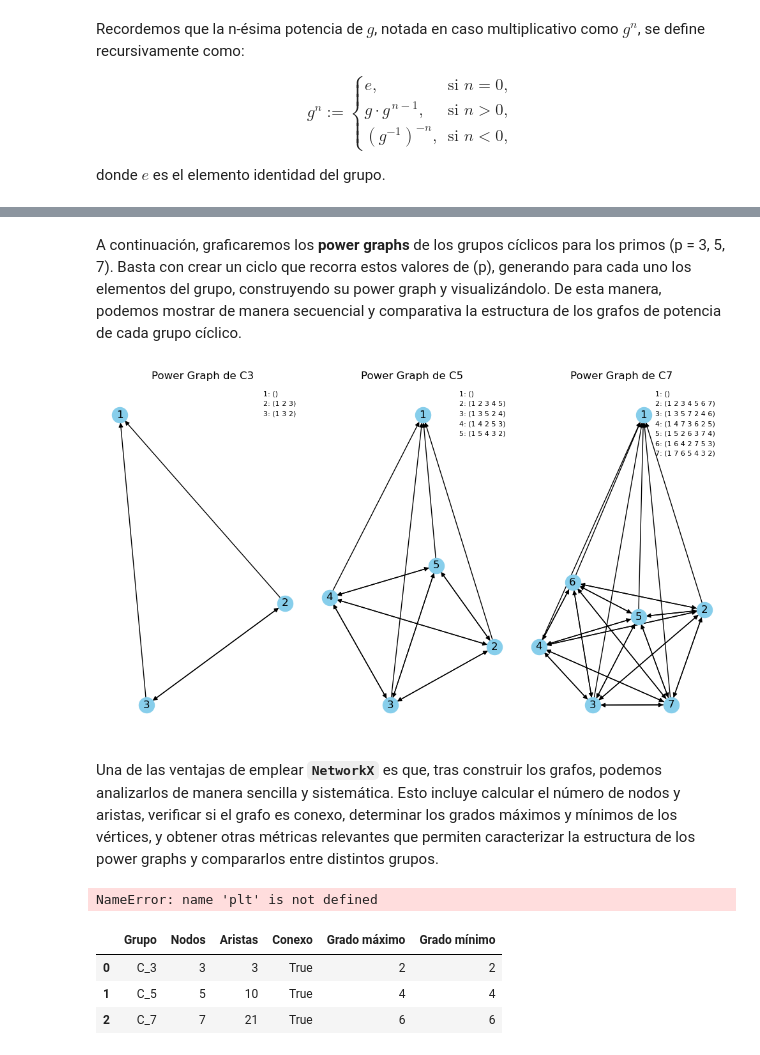
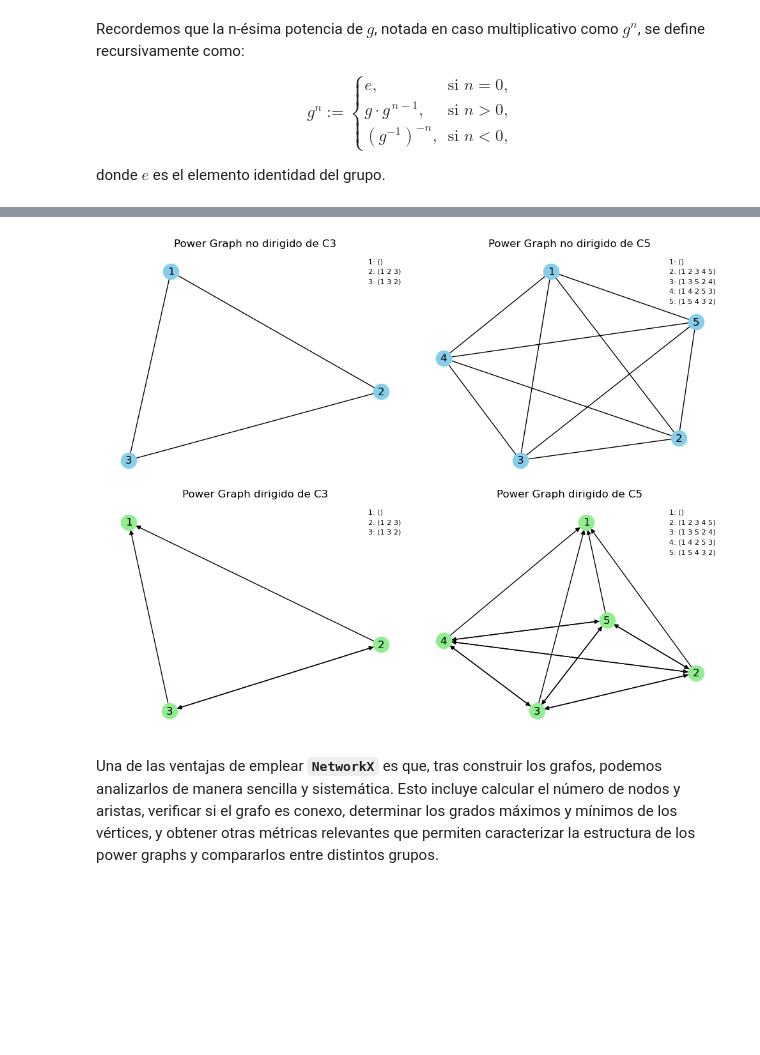
Before and after one commit to cjarango/GroupTheory, a Jupyter notebook: notebook/GroupsLab1.ipynb, the cells around one changed output, grey strips where cells are left out. Saved outputs shown, nothing was run; the diff lists cells and outputs as text; code cells hidden in the pictures; blank space fills up the shorter version.

```diff
--- a/notebook/GroupsLab1.ipynb
+++ b/notebook/GroupsLab1.ipynb
@@ -53,50 +152,27 @@ De esta manera, el **power graph** refleja directamente la relación algebraica
-# %% [markdown]
-A continuación, graficaremos los **power graphs** de los grupos cíclicos para los primos \(p = 3, 5, 7\). Basta con crear un ciclo que recorra estos valores de \(p\), generando para cada uno los elementos del grupo, construyendo su power graph y visualizándolo. De esta manera, podemos mostrar de manera secuencial y comparativa la estructura de los grafos de potencia de cada grupo cíclico.
 # %%
-orders = [3, 5, 7]
-fig, axes = plt.subplots(1, 3, figsize=(10, 6))
+orders = [3, 5]
+
+fig, axes = plt.subplots(2, 2, figsize=(10, 8))
+
+for idx, n in enumerate(orders):
+    G = CyclicGroup(n)
+    graph = PowerGraph(G, directed=False)
+    graph.draw(ax=axes[0, idx],
+               title=f"Power Graph no dirigido de C{n}",
+               node_color="skyblue",
+               node_size=300)
 
 for idx, n in enumerate(orders):
     G = CyclicGroup(n)
     graph = PowerGraph(G, directed=True)
-    graph.draw(ax=axes[idx],
-               title=f"Power Graph de C{n}",
-               node_color="skyblue",
+    graph.draw(ax=axes[1, idx],
+               title=f"Power Graph dirigido de C{n}",
+               node_color="lightgreen",
                node_size=300)
 
 plt.tight_layout()
 plt.show()
 # %% [output]
-[figure, old version]
+[figure, new version]
 # %% [markdown]
 Una de las ventajas de emplear **`NetworkX`** es que, tras construir los grafos, podemos analizarlos de manera sencilla y sistemática. Esto incluye calcular el número de nodos y aristas, verificar si el grafo es conexo, determinar los grados máximos y mínimos de los vértices, y obtener otras métricas relevantes que permiten caracterizar la estructura de los power graphs y compararlos entre distintos grupos.
-# %%
-graph = PowerGraph(G, directed = True)
-graph.draw()
-# %% [output]
-NameError: name 'plt' is not defined
-# %%
-# Lista de primos que usamos
-orders = [3, 5, 7]
-
-# Crear lista para guardar resultados
-data = []
-
-for p, G in zip(orders, power_graphs):
-    data.append({
-        "Grupo": f"C_{p}",
-        "Nodos": G.number_of_nodes(),
-        "Aristas": G.number_of_edges(),
-        "Conexo": nx.is_connected(G),
-        "Grado máximo": max(dict(G.degree()).values()),
-        "Grado mínimo": min(dict(G.degree()).values())
-    })
-
-# Crear DataFrame
-df = pd.DataFrame(data)
-df
-# %% [output]
-|  | Grupo | Nodos | Aristas | Conexo | Grado máximo | Grado mínimo |
-| 0 | C_3 | 3 | 3 | True | 2 | 2 |
-| 1 | C_5 | 5 | 10 | True | 4 | 4 |
-| 2 | C_7 | 7 | 21 | True | 6 | 6 |
```
Also changed, not shown: parts of 44 cells of this notebook.
